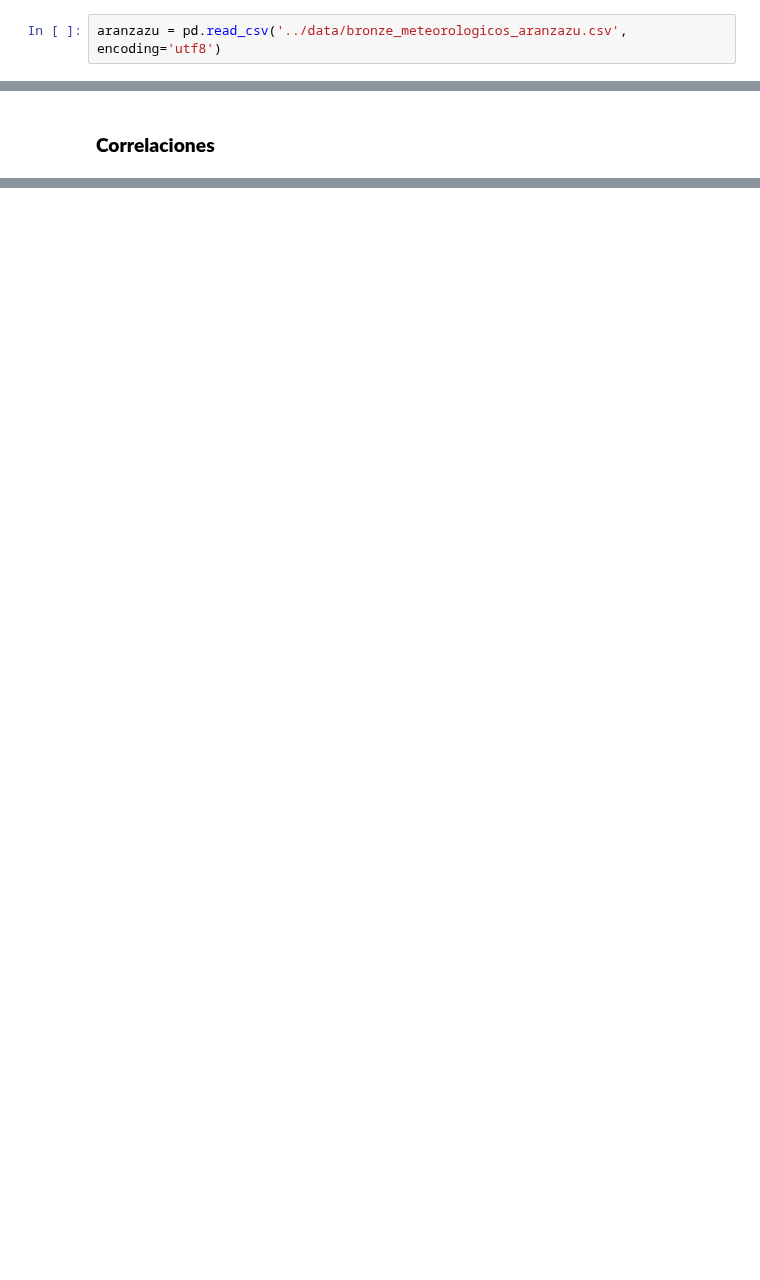
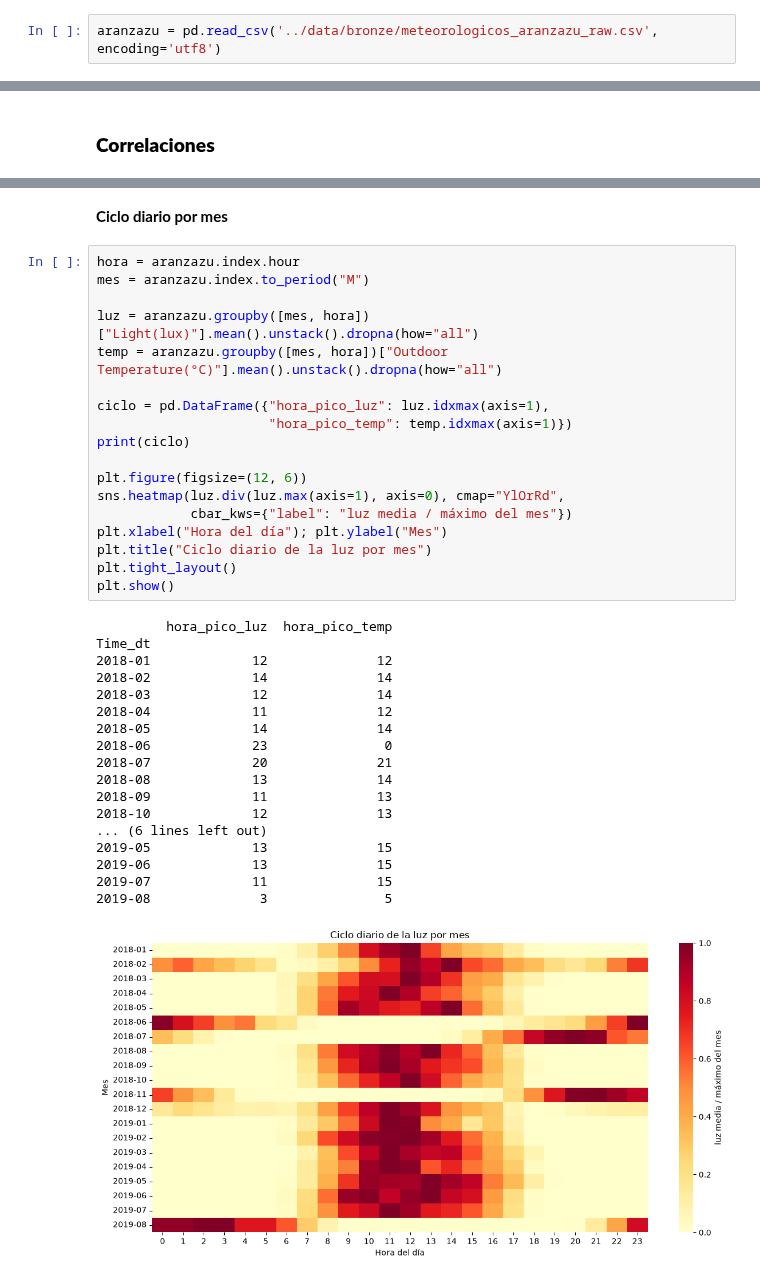
Before and after one commit to GabrielCastroBenitez09/Proyecto-Machine-Learning1, a Jupyter notebook: notebooks/01_eda.ipynb, the cells around one changed output, grey strips where cells are left out. Drawn from its saved outputs; the diff is of its cells as text; blank space fills up the shorter version.

```diff
--- a/notebooks/01_eda.ipynb
+++ b/notebooks/01_eda.ipynb
@@ -5,7 +18,7 @@ import pandas as pd
 # %% [markdown]
 ## **Datos**
 # %%
-aranzazu = pd.read_csv('../data/bronze_meteorologicos_aranzazu.csv', encoding='utf8')
+aranzazu = pd.read_csv('../data/bronze/meteorologicos_aranzazu_raw.csv', encoding='utf8')
 # %%
 aranzazu.head(5)
 # %% [output]
@@ -251,0 +515,39 @@ tabla_faltantes
+# %% [markdown]
+**Ciclo diario por mes**
+# %%
+hora = aranzazu.index.hour
+mes = aranzazu.index.to_period("M")
+
+luz = aranzazu.groupby([mes, hora])["Light(lux)"].mean().unstack().dropna(how="all")
+temp = aranzazu.groupby([mes, hora])["Outdoor Temperature(°C)"].mean().unstack().dropna(how="all")
+
+ciclo = pd.DataFrame({"hora_pico_luz": luz.idxmax(axis=1),
+                      "hora_pico_temp": temp.idxmax(axis=1)})
+print(ciclo)
+
+plt.figure(figsize=(12, 6))
+sns.heatmap(luz.div(luz.max(axis=1), axis=0), cmap="YlOrRd",
+            cbar_kws={"label": "luz media / máximo del mes"})
+plt.xlabel("Hora del día"); plt.ylabel("Mes")
+plt.title("Ciclo diario de la luz por mes")
+plt.tight_layout()
+plt.show()
+# %% [output]
+         hora_pico_luz  hora_pico_temp
+Time_dt
+2018-01             12              12
+2018-02             14              14
+2018-03             12              14
+2018-04             11              12
+2018-05             14              14
+2018-06             23               0
+2018-07             20              21
+2018-08             13              14
+2018-09             11              13
+2018-10             12              13
+... (6 lines left out)
+2019-05             13              15
+2019-06             13              15
+2019-07             11              15
+2019-08              3               5
+[figure, added]
```
Also changed, not shown: parts of 35 cells of this notebook, 4 other files.
